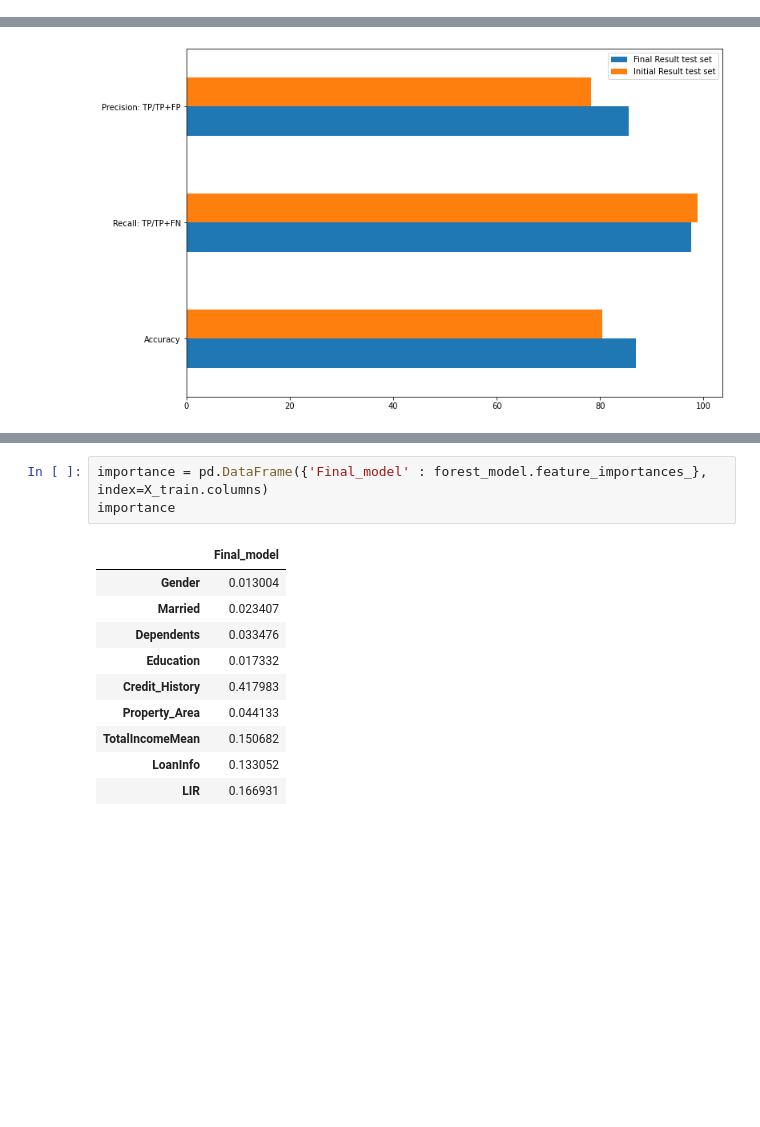
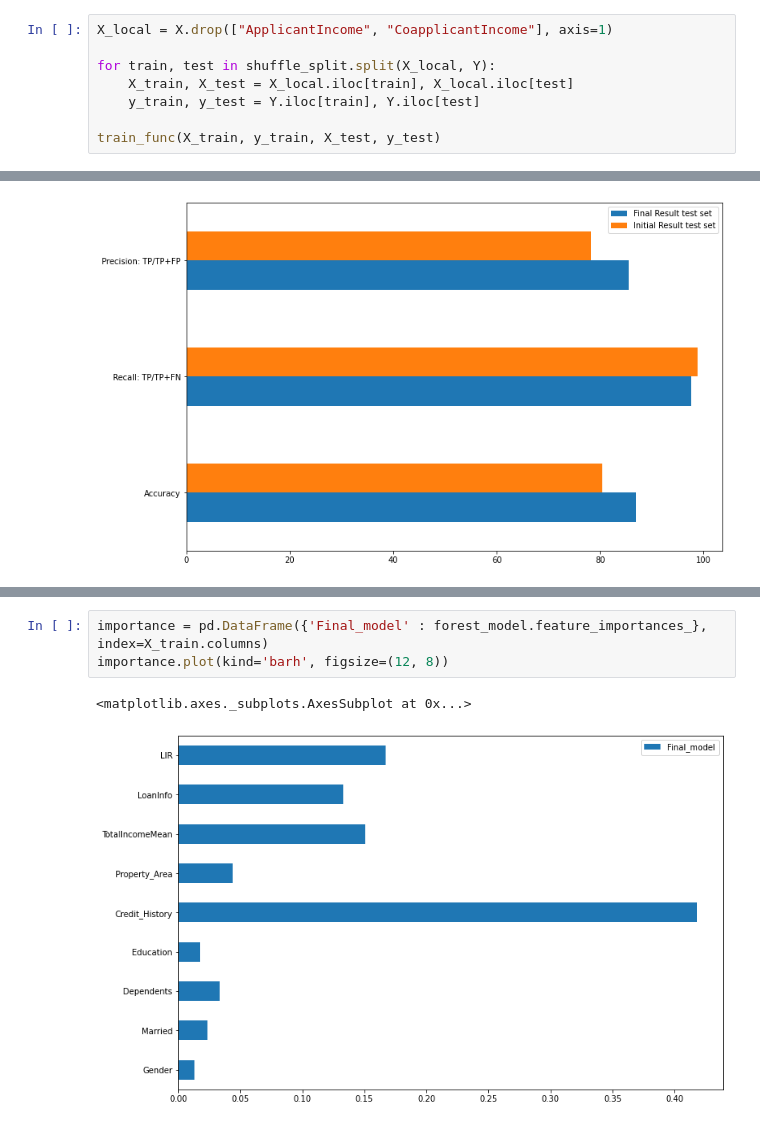
Before and after one commit to TiberiuAntoniu/Data-Science-in-industry, a Jupyter notebook: Random_Forest_improvement.ipynb, the cells around one changed output, grey strips where cells are left out. Saved outputs shown, nothing was run; the diff lists cells and outputs as text; blank space fills up the shorter version.

```diff
--- a/Random_Forest_improvement.ipynb
+++ b/Random_Forest_improvement.ipynb
@@ -146,3 +146,11 @@ train_func(X_train, y_train, X_test, y_test)
 | Accuracy | 82.688391 | 83.739837 |
 | Recall: TP/TP+FN | 98.516320 | 100.000000 |
 | Precision: TP/TP+FP | 80.582524 | 80.952381 |
+# %%
+X_local = X.drop(["ApplicantIncome", "CoapplicantIncome"], axis=1)
+
+for train, test in shuffle_split.split(X_local, Y):
+    X_train, X_test = X_local.iloc[train], X_local.iloc[test]
+    y_train, y_test = Y.iloc[train], Y.iloc[test]
+
+train_func(X_train, y_train, X_test, y_test)
@@ -295,14 +298,6 @@ importance
 # %%
 importance = pd.DataFrame({'Final_model' : forest_model.feature_importances_}, index=X_train.columns)
-importance
+importance.plot(kind='barh', figsize=(12, 8))
 # %% [output]
-|  | Final_model |
-| Gender | 0.013004 |
-| Married | 0.023407 |
-| Dependents | 0.033476 |
-| Education | 0.017332 |
-| Credit_History | 0.417983 |
-| Property_Area | 0.044133 |
-| TotalIncomeMean | 0.150682 |
-| LoanInfo | 0.133052 |
-| LIR | 0.166931 |
+<matplotlib.axes._subplots.AxesSubplot at 0x...>
+[figure, added]
```
Also changed, not shown: parts of 3 cells of this notebook.
